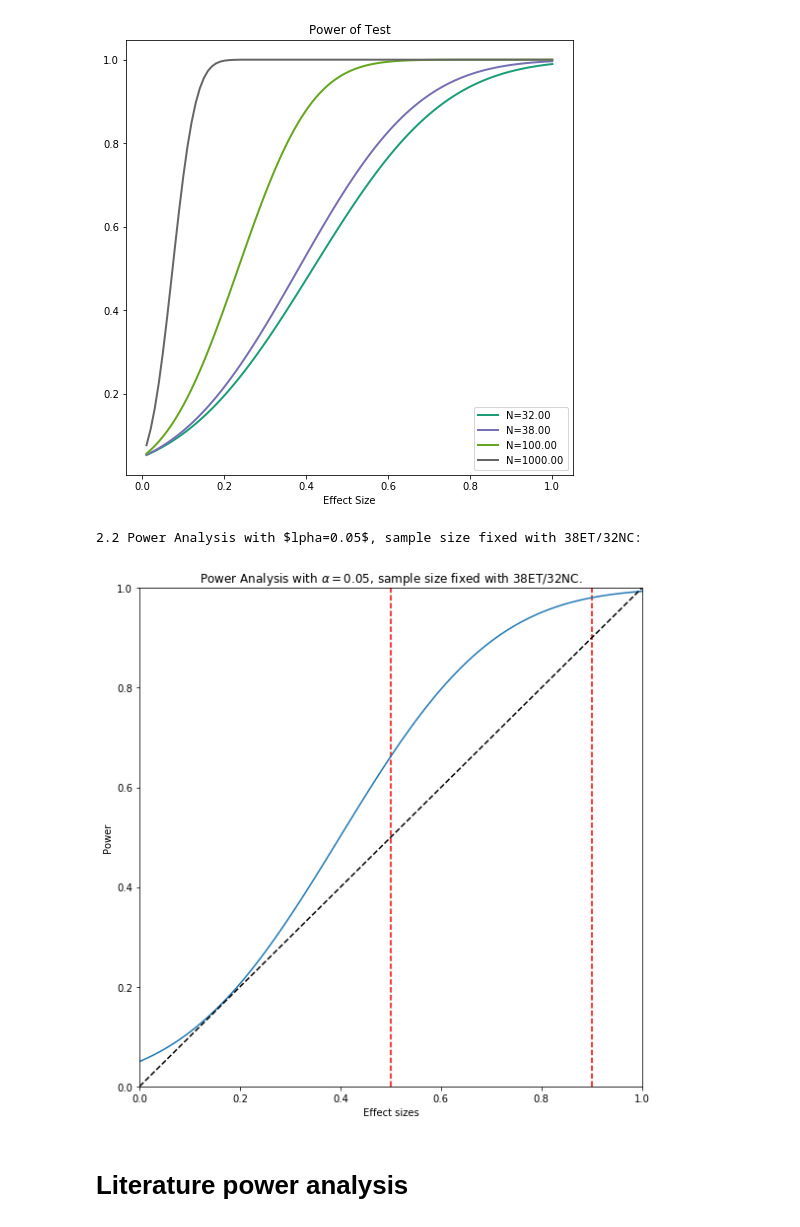
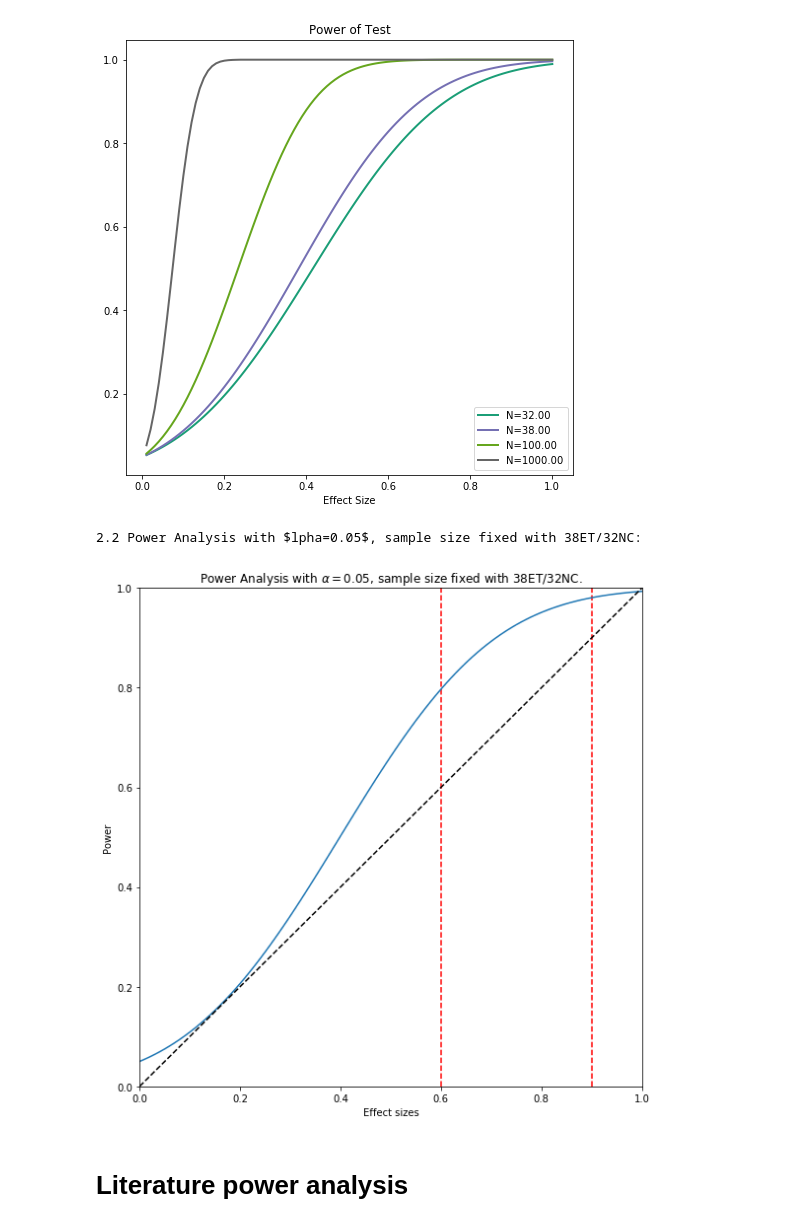
Before and after one commit to Vincent-wq/Replicability-of-PD-ICA, a Jupyter notebook: codes/devel/cerebellum_confounder/0_power_analysis.ipynb, the cells around one changed output. Drawn from its saved outputs; the diff is of its cells as text; code cells hidden in the pictures.

```diff
--- a/codes/devel/cerebellum_confounder/0_power_analysis.ipynb
+++ b/codes/devel/cerebellum_confounder/0_power_analysis.ipynb
@@ -42,26 +42,26 @@ or from the matplotlib source distribution
 # %%
 from numpy import array
 import matplotlib.pyplot as plt
 from statsmodels.stats.power import tt_ind_solve_power
 # parameters for power analysis
 effect_sizes = array(array(range(0,101))/100)
 powers = [ tt_ind_solve_power(effect_size=x, nobs1=32, alpha=0.05,
                               ratio=38/32, alternative='larger') for x in effect_sizes]
 print('2.2 Power Analysis with $\alpha=0.05$, sample size fixed with 38ET/32NC: \n')
 fig, ax = plt.subplots(figsize=(8, 8))
 ax.plot(effect_sizes,powers)
-plt.vlines(0.5, ymin=0, ymax=1, colors='r', linestyles='--', label='ES=0.5')
+plt.vlines(0.6, ymin=0, ymax=1, colors='r', linestyles='--', label='ES=0.6')
 plt.vlines(0.9, ymin=0, ymax=1, colors='r', linestyles='--', label='ES=0.9')
 #plt.vlines(0.6, ymin=0, ymax=1, colors='r', linestyles='--', label='ES=0.6, power=0.9089')
 ax.plot(array(range(0,101))/100, array(range(0,101))/100,'k--')
 ax.set_xlim([0,1]); ax.set_ylim([0,1]);
 ax.set_xlabel('Effect sizes')
 ax.set_ylabel('Power')
 ax.set_title(r'Power Analysis with $\alpha=0.05$, sample size fixed with 38ET/32NC.')
 plt.tight_layout()
 # %% [output]
 2.2 Power Analysis with $lpha=0.05$, sample size fixed with 38ET/32NC:
-[figure, old version]
+[figure, new version]
 # %% [markdown]
 # Literature power analysis
 # %%
```
